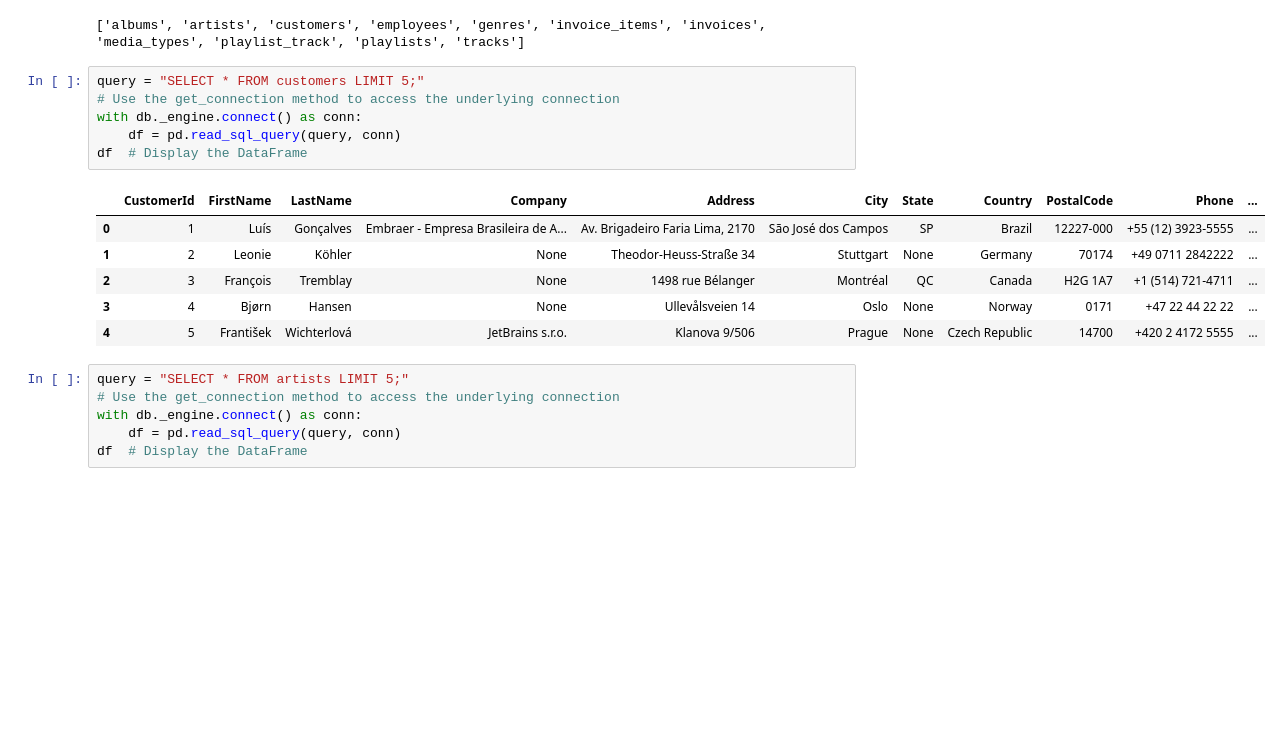
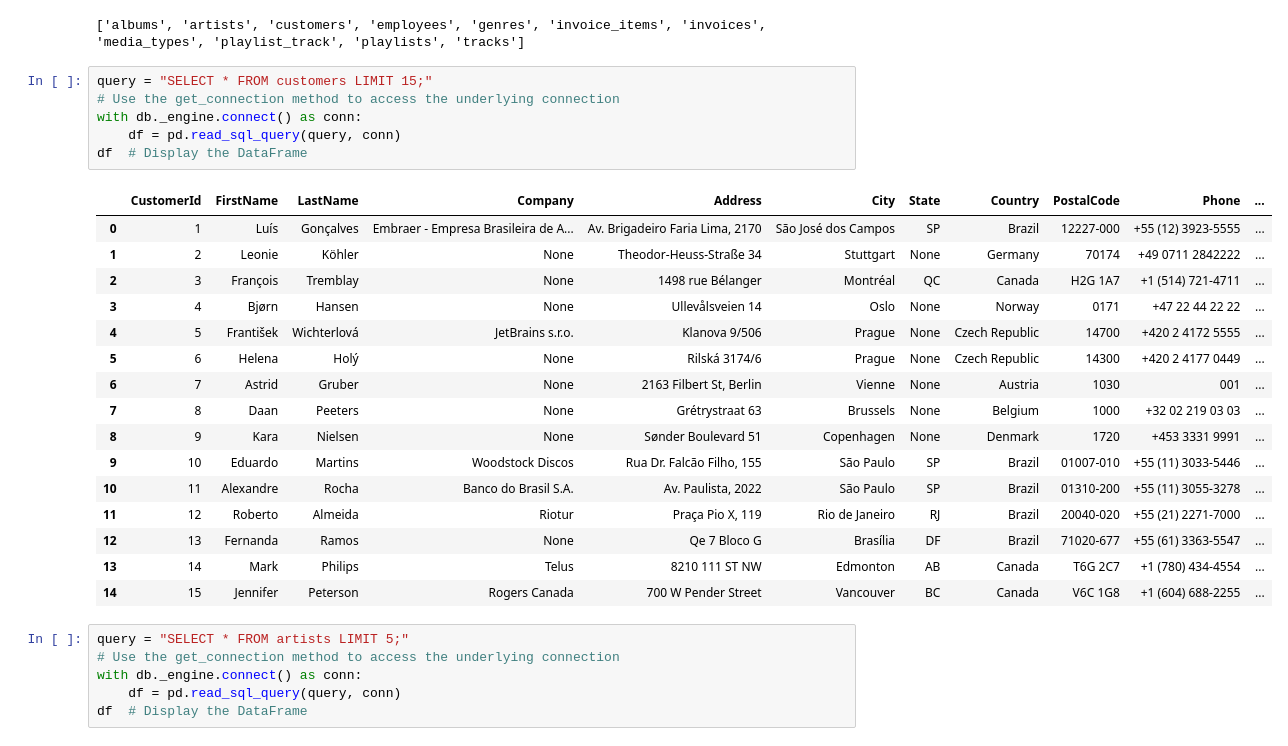
Before and after one commit to jakebroekhuizen/sql-support-bot, a Jupyter notebook: utils.ipynb, the cells around one changed output. Drawn from its saved outputs; the diff is of its cells as text; blank space fills up the shorter version.

```diff
--- a/utils.ipynb
+++ b/utils.ipynb
@@ -7,18 +7,28 @@ import json
 # %% [output]
 ['albums', 'artists', 'customers', 'employees', 'genres', 'invoice_items', 'invoices', 'media_types', 'playlist_track', 'playlists', 'tracks']
 # %%
-query = "SELECT * FROM customers LIMIT 5;"
+query = "SELECT * FROM customers LIMIT 15;"
 # Use the get_connection method to access the underlying connection
 with db._engine.connect() as conn:
     df = pd.read_sql_query(query, conn)
 df  # Display the DataFrame
 # %% [output]
 |  | CustomerId | FirstName | LastName | Company | Address | City | State | Country | PostalCode | Phone | ... |
 | 0 | 1 | Luís | Gonçalves | Embraer - Empresa Brasileira de A... | Av. Brigadeiro Faria Lima, 2170 | São José dos Campos | SP | Brazil | 12227-000 | +55 (12) 3923-5555 | ... |
 | 1 | 2 | Leonie | Köhler | None | Theodor-Heuss-Straße 34 | Stuttgart | None | Germany | 70174 | +49 0711 2842222 | ... |
 | 2 | 3 | François | Tremblay | None | 1498 rue Bélanger | Montréal | QC | Canada | H2G 1A7 | +1 (514) 721-4711 | ... |
 | 3 | 4 | Bjørn | Hansen | None | Ullevålsveien 14 | Oslo | None | Norway | 0171 | +47 22 44 22 22 | ... |
 | 4 | 5 | František | Wichterlová | JetBrains s.r.o. | Klanova 9/506 | Prague | None | Czech Republic | 14700 | +420 2 4172 5555 | ... |
+| 5 | 6 | Helena | Holý | None | Rilská 3174/6 | Prague | None | Czech Republic | 14300 | +420 2 4177 0449 | ... |
+| 6 | 7 | Astrid | Gruber | None | 2163 Filbert St, Berlin | Vienne | None | Austria | 1030 | 001 | ... |
+| 7 | 8 | Daan | Peeters | None | Grétrystraat 63 | Brussels | None | Belgium | 1000 | +32 02 219 03 03 | ... |
+| 8 | 9 | Kara | Nielsen | None | Sønder Boulevard 51 | Copenhagen | None | Denmark | 1720 | +453 3331 9991 | ... |
+| 9 | 10 | Eduardo | Martins | Woodstock Discos | Rua Dr. Falcão Filho, 155 | São Paulo | SP | Brazil | 01007-010 | +55 (11) 3033-5446 | ... |
+| 10 | 11 | Alexandre | Rocha | Banco do Brasil S.A. | Av. Paulista, 2022 | São Paulo | SP | Brazil | 01310-200 | +55 (11) 3055-3278 | ... |
+| 11 | 12 | Roberto | Almeida | Riotur | Praça Pio X, 119 | Rio de Janeiro | RJ | Brazil | 20040-020 | +55 (21) 2271-7000 | ... |
+| 12 | 13 | Fernanda | Ramos | None | Qe 7 Bloco G | Brasília | DF | Brazil | 71020-677 | +55 (61) 3363-5547 | ... |
+| 13 | 14 | Mark | Philips | Telus | 8210 111 ST NW | Edmonton | AB | Canada | T6G 2C7 | +1 (780) 434-4554 | ... |
+| 14 | 15 | Jennifer | Peterson | Rogers Canada | 700 W Pender Street | Vancouver | BC | Canada | V6C 1G8 | +1 (604) 688-2255 | ... |
 # %%
 query = "SELECT * FROM artists LIMIT 5;"
 # Use the get_connection method to access the underlying connection
```
Also changed, not shown: parts of 4 cells of this notebook, 4 other files.
